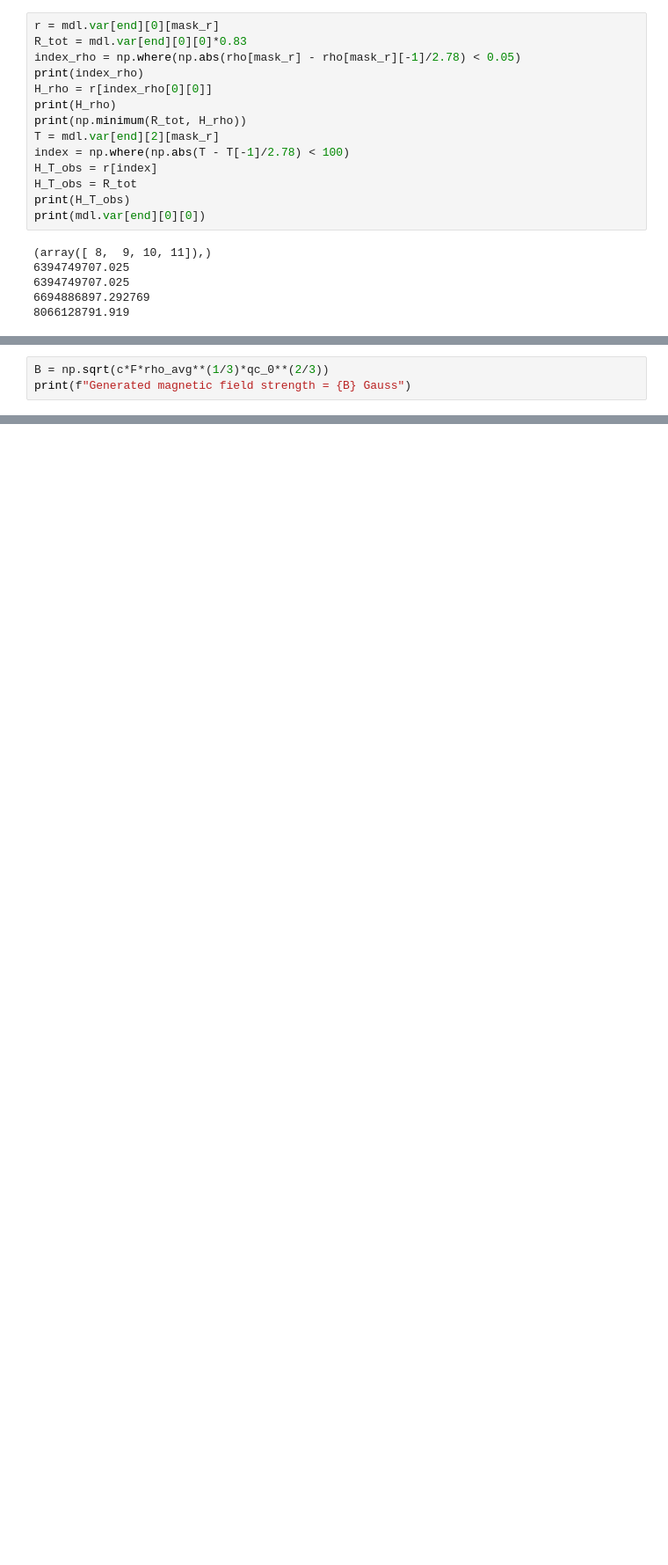
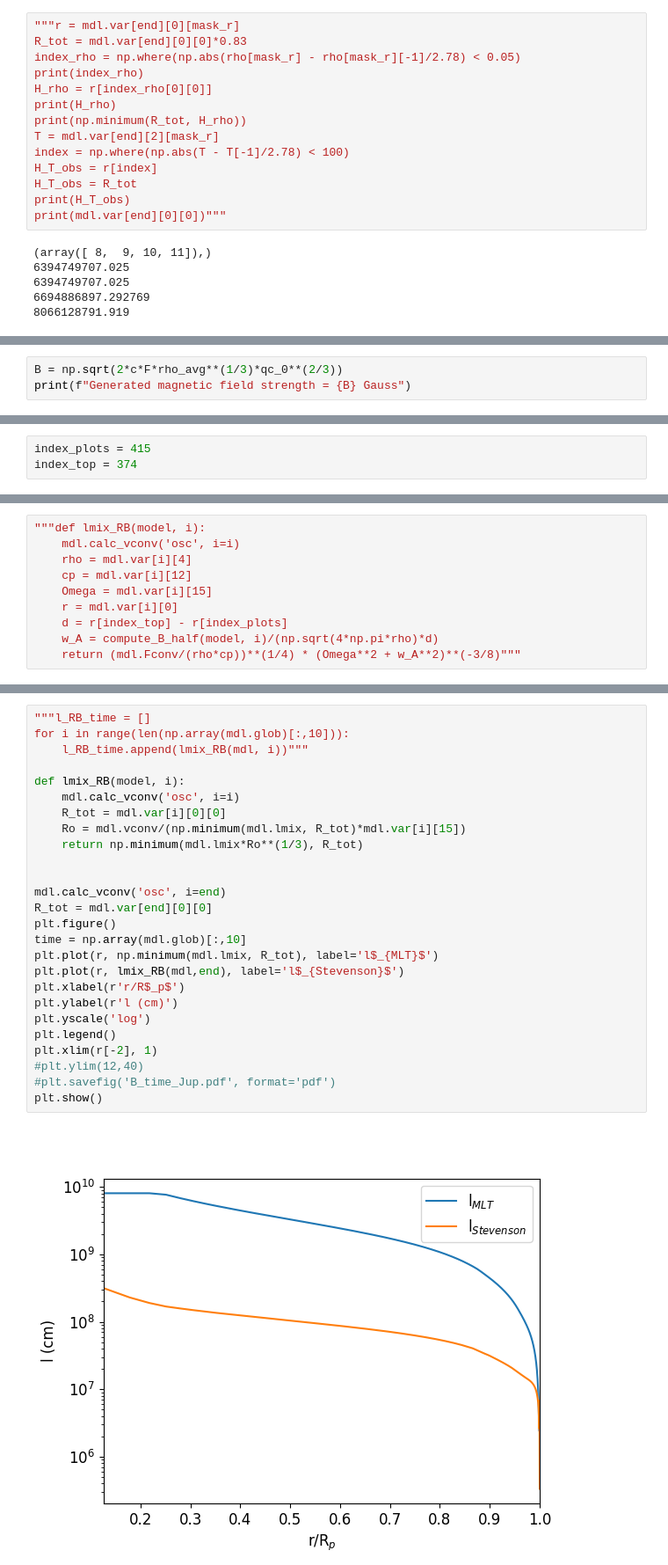
Before and after one commit to olwenrering/Gas-Dynamics-Project, a Jupyter notebook: test.ipynb, the cells around one changed output, grey strips where cells are left out. Shown at 88% size. Saved outputs shown, nothing was run; the diff lists cells and outputs as text; blank space fills up the shorter version.

```diff
--- a/test.ipynb
+++ b/test.ipynb
@@ -300,7 +375,7 @@ print((r/R_tot)[mask_r])
  0.51623182 0.5029185  0.48908379 0.4746838  0.45966817 0.44397611
  0.42753257]
 # %%
-r = mdl.var[end][0][mask_r]
+"""r = mdl.var[end][0][mask_r]
 R_tot = mdl.var[end][0][0]*0.83
 index_rho = np.where(np.abs(rho[mask_r] - rho[mask_r][-1]/2.78) < 0.05)
 print(index_rho)
@@ -312,7 +387,7 @@ index = np.where(np.abs(T - T[-1]/2.78) < 100)
 H_T_obs = r[index]
 H_T_obs = R_tot
 print(H_T_obs)
-print(mdl.var[end][0][0])
+print(mdl.var[end][0][0])"""
 # %% [output]
 (array([ 8,  9, 10, 11]),)
 6394749707.025
@@ -367,4 +453,4 @@ print(qc_0)
 # %%
-B = np.sqrt(c*F*rho_avg**(1/3)*qc_0**(2/3))
+B = np.sqrt(2*c*F*rho_avg**(1/3)*qc_0**(2/3))
 print(f"Generated magnetic field strength = {B} Gauss")
 # %% [output]
@@ -440,0 +544,3 @@ B_time
+# %%
+index_plots = 415
+index_top = 374
@@ -440,0 +582,10 @@ B_time
+# %%
+"""def lmix_RB(model, i):
+    mdl.calc_vconv('osc', i=i)
+    rho = mdl.var[i][4]
+    cp = mdl.var[i][12]
+    Omega = mdl.var[i][15]
+    r = mdl.var[i][0]
+    d = r[index_top] - r[index_plots]
+    w_A = compute_B_half(model, i)/(np.sqrt(4*np.pi*rho)*d)
+    return (mdl.Fconv/(rho*cp))**(1/4) * (Omega**2 + w_A**2)**(-3/8)"""
@@ -440,0 +594,28 @@ B_time
+# %%
+"""l_RB_time = []
+for i in range(len(np.array(mdl.glob)[:,10])):
+    l_RB_time.append(lmix_RB(mdl, i))"""
+
+def lmix_RB(model, i):
+    mdl.calc_vconv('osc', i=i)
+    R_tot = mdl.var[i][0][0]
+    Ro = mdl.vconv/(np.minimum(mdl.lmix, R_tot)*mdl.var[i][15])
+    return np.minimum(mdl.lmix*Ro**(1/3), R_tot)
+
+
+mdl.calc_vconv('osc', i=end)
+R_tot = mdl.var[end][0][0]
+plt.figure()
+time = np.array(mdl.glob)[:,10]
+plt.plot(r, np.minimum(mdl.lmix, R_tot), label='l$_{MLT}$')
+plt.plot(r, lmix_RB(mdl,end), label='l$_{Stevenson}$')
+plt.xlabel(r'r/R$_p$')
+plt.ylabel(r'l (cm)')
+plt.yscale('log')
+plt.legend()
+plt.xlim(r[-2], 1)
+#plt.ylim(12,40)
+#plt.savefig('B_time_Jup.pdf', format='pdf')
+plt.show()
+# %% [output]
+[figure, added]
```
Also changed, not shown: parts of 43 cells of this notebook, 10 other files.
